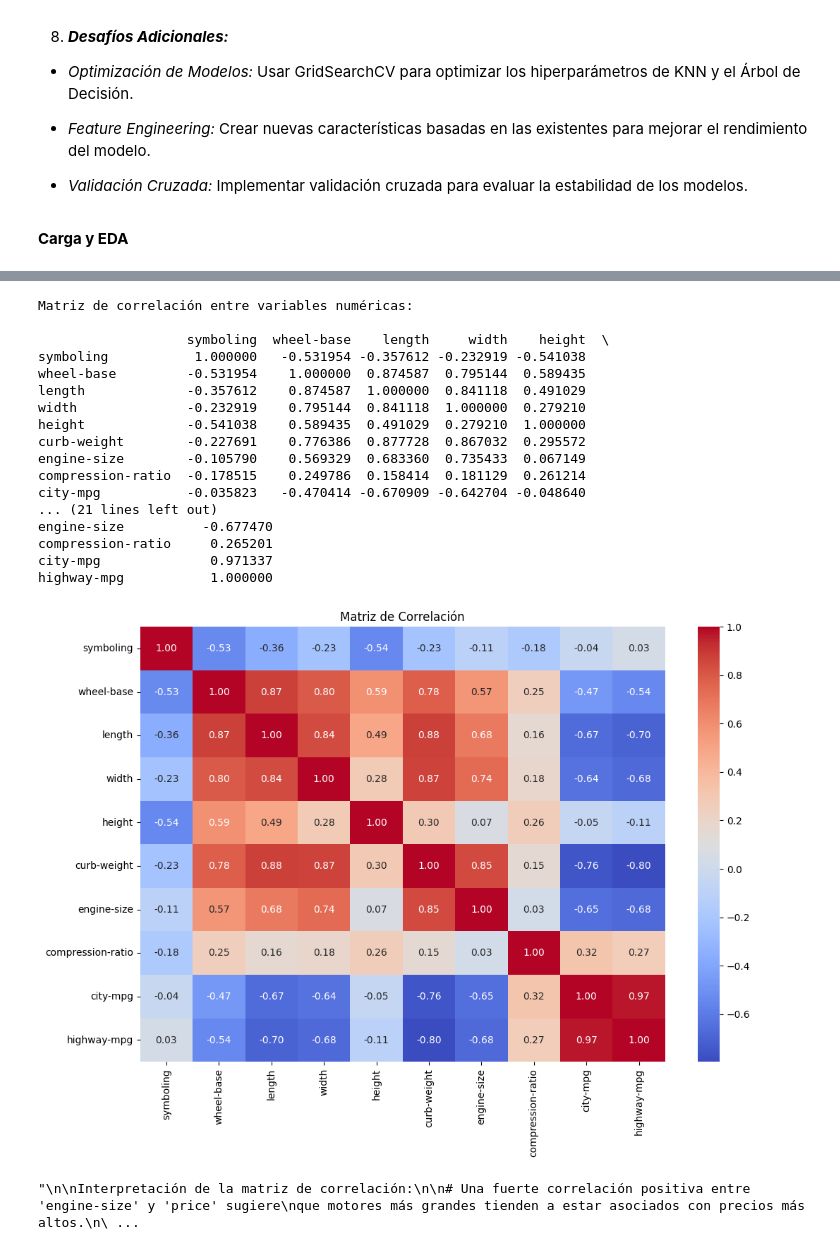
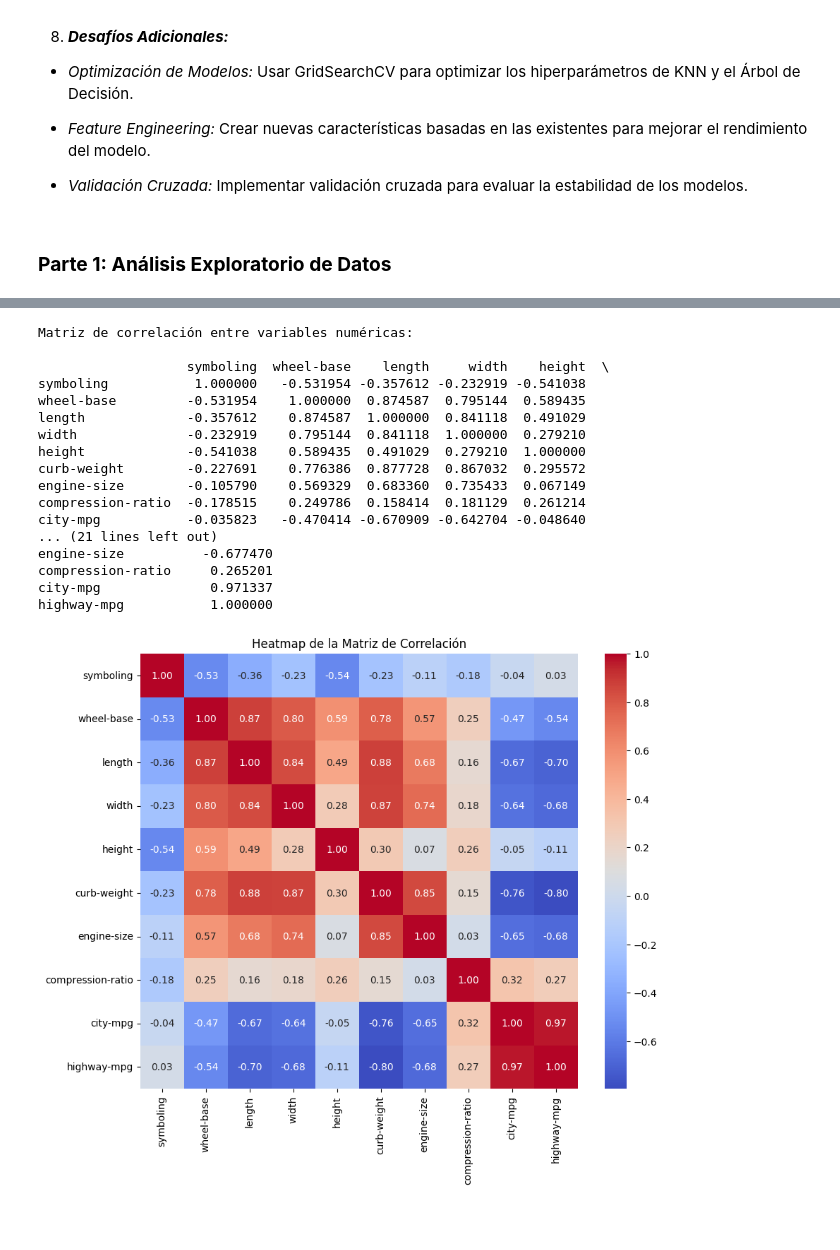
Before and after one commit to aemorel/CodingDojo, a Jupyter notebook: Módulo_2_ML/Tareas_ML/Andrea_Echague_Pred_Autos.ipynb, the cells around one changed output, grey strips where cells are left out. Cells and saved outputs as stored; diff of their text form; code cells hidden in the pictures; blank space fills up the shorter version.

```diff
--- a/Módulo_2_ML/Tareas_ML/Andrea_Echague_Pred_Autos.ipynb
+++ b/Módulo_2_ML/Tareas_ML/Andrea_Echague_Pred_Autos.ipynb
@@ -93,8 +93,8 @@ El objetivo es predecir el precio de los autos basándose en sus característica
 - *Feature Engineering:* Crear nuevas características basadas en las existentes para mejorar el rendimiento del modelo.
 
 - *Validación Cruzada:* Implementar validación cruzada para evaluar la estabilidad de los modelos.
-# %% [markdown]
-**Carga y EDA**
+# %% [markdown]
+### **Parte 1: Análisis Exploratorio de Datos**
 # %%
 # Importar pandas y librerías necesarias
 import pandas as pd
@@ -106,7 +106,7 @@ import matplotlib.pyplot as plt
 file_path = r'C:\Users\Andy\Documents\CodingDojo\Módulo_2_ML\Tareas_ML\Data_Tareas_ML\automobile-data.csv'
 auto_data = pd.read_csv(file_path)
 
-# Carga y exploración del dataset
+# 1. Carga y exploración del dataset
 
 # Mostrar las primeras 10 filas
 print("Primeras 10 filas del DataFrame:\n")
@@ -140,21 +140,14 @@ for col in auto_data.columns:
     if auto_data[col].dtype in ['float64', 'int64']:
         auto_data[col] = auto_data[col].fillna(auto_data[col].median(numeric_only=True))
 
-# Imputar valores faltantes en columnas categóricas con la moda
+# Imputar valores faltantes en columnas categóricas con la categoría "NA"
 for col in auto_data.columns:
-    if auto_data[col].dtype == 'object':
-        auto_data[col] = auto_data[col].fillna(auto_data[col].mode()[0])
+    if auto_data[col].dtype == 'object' or auto_data[col].dtype.name == 'category':
+        auto_data[col] = auto_data[col].fillna('NA')
 
-'''
-En este caso rellené los valores nulos con la mediana de las columnas numéricas
-ya que la mediana es menos sensible a los outliers y representa mejor
-la tendencia central de los datos, a diferencia de la media, que puede
-verse influenciada por valores extremos.
-
-Esto garantiza que los datos imputados reflejen de manera adecuada la tendencia central,
-reduciendo su impacto en el análisis y mejorando la precisión de los modelos.
-
-'''
+# Confirmar que los valores "NA" fueron asignados correctamente
+print("\nConteo de valores únicos después de imputar con 'NA':\n")
+print(auto_data.nunique())
 
 # Identificación y tratamiento de outliers
 # Listar las columnas numéricas para graficar boxplots
@@ -173,51 +166,16 @@ for i, column in enumerate(numeric_columns, 1):
 plt.tight_layout()
 plt.show()
 
-'''
-
-Opté por no eliminar los outliers porque representan datos válidos
-y relevantes para el análisis del mercado de automóviles.
-
-# Precio: Valores altos podrían corresponder a autos de lujo,
-valores bajos podrían ser vehículos usados.
-
-# Horsepower: Valores altos representan autos deportivos,
-valores bajos podrían ser autos eléctricos.
-
-# Engine size y Curb weight: Valores altos pueden ser vehículos pesados como camiones o SUV,
-valores bajos pueden ser autos compactos o urbanos.
-
-# City / Highway MPG: Valores altos pueden ser autos híbridos o eléctricos,
-valores bajos puedn ser autos deportivos o camiones pesados.
-
-'''
-
 # Análisis de correlación entre variables
 print("\nMatriz de correlación entre variables numéricas:\n")
 correlation_matrix = numeric_data.corr()
 print(correlation_matrix)
 
-# Visualizar la matriz de correlación
-plt.figure(figsize=(12, 8))
-sns.heatmap(correlation_matrix, annot=True, cmap="coolwarm", fmt=".2f")
-plt.title("Matriz de Correlación")
+# Graficar la matriz de correlación como un heatmap
+plt.figure(figsize=(10, 8))
+sns.heatmap(correlation_matrix, annot=True, fmt=".2f", cmap="coolwarm", cbar=True)
+plt.title("Heatmap de la Matriz de Correlación")
 plt.show()
-
-'''
-
-Interpretación de la matriz de correlación:
-
-# Una fuerte correlación positiva entre 'engine-size' y 'price' sugiere
-que motores más grandes tienden a estar asociados con precios más altos.
-
-# Variables como 'curb-weight' también tienen una correlación positiva
-significativa con 'price', indicando que los autos más pesados suelen ser más costosos.
-
-# Por otro lado, 'city-mpg' y 'highway-mpg' tienen una correlación
-negativa con 'price', lo que sugiere que los autos más económicos
-en consumo de combustible tienden a ser más baratos.
-
-'''
 # %% [output]
 Primeras 10 filas del DataFrame:
 
@@ -239,20 +197,19 @@ max    4066.000000   326.000000          23.000000   49.000000    54.000000
 [figure]
 Matriz de correlación entre variables numéricas:
 
                    symboling  wheel-base    length     width    height  \
 symboling           1.000000   -0.531954 -0.357612 -0.232919 -0.541038
 wheel-base         -0.531954    1.000000  0.874587  0.795144  0.589435
 length             -0.357612    0.874587  1.000000  0.841118  0.491029
 width              -0.232919    0.795144  0.841118  1.000000  0.279210
 height             -0.541038    0.589435  0.491029  0.279210  1.000000
 curb-weight        -0.227691    0.776386  0.877728  0.867032  0.295572
 engine-size        -0.105790    0.569329  0.683360  0.735433  0.067149
 compression-ratio  -0.178515    0.249786  0.158414  0.181129  0.261214
 city-mpg           -0.035823   -0.470414 -0.670909 -0.642704 -0.048640
 ... (21 lines left out)
 engine-size          -0.677470
 compression-ratio     0.265201
 city-mpg              0.971337
 highway-mpg           1.000000
-[figure, old version]
+[figure, new version]
-"\n\nInterpretación de la matriz de correlación:\n\n# Una fuerte correlación positiva entre 'engine-size' y 'price' sugiere\nque motores más grandes tienden a estar asociados con precios más altos.\n\ ...
```
Also changed, not shown: parts of 11 cells of this notebook.
